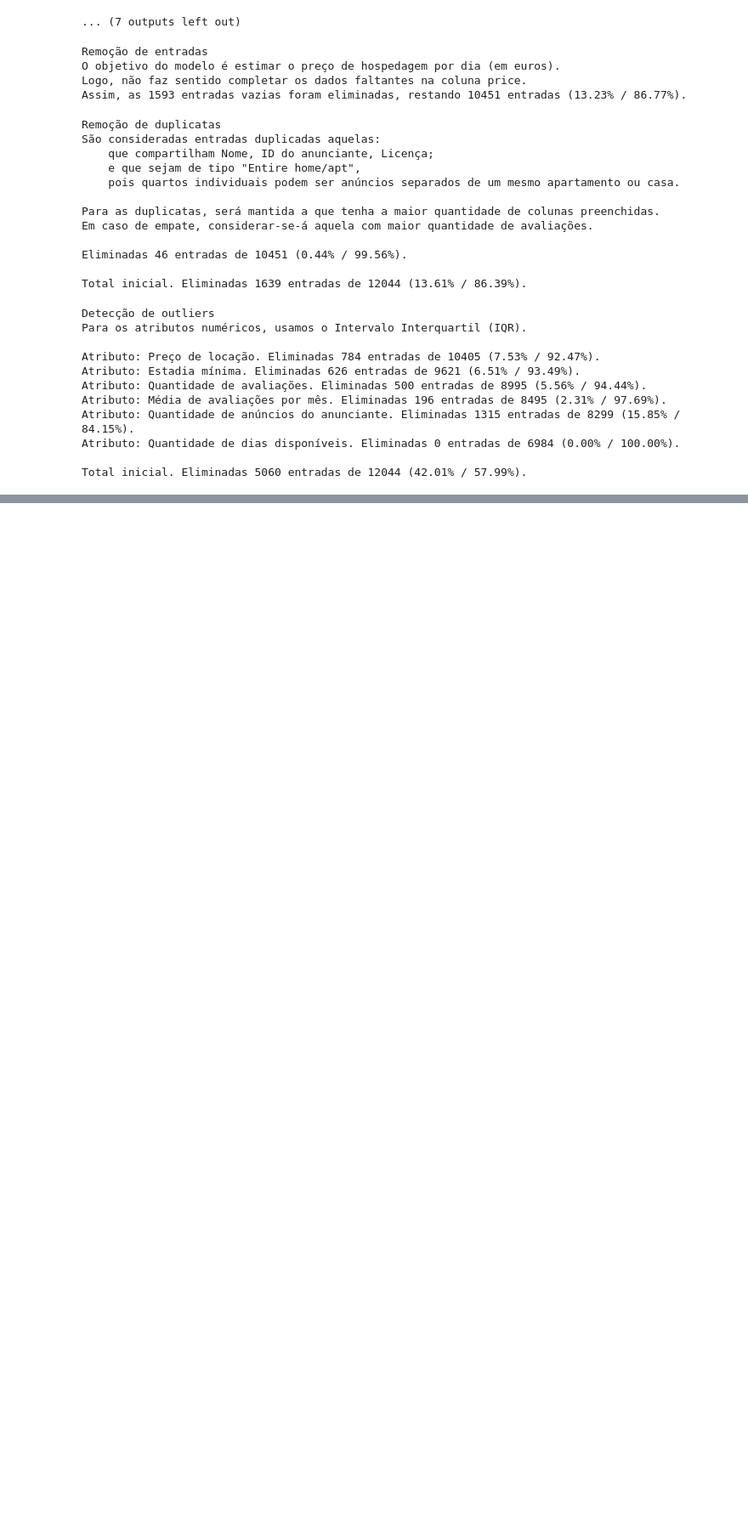
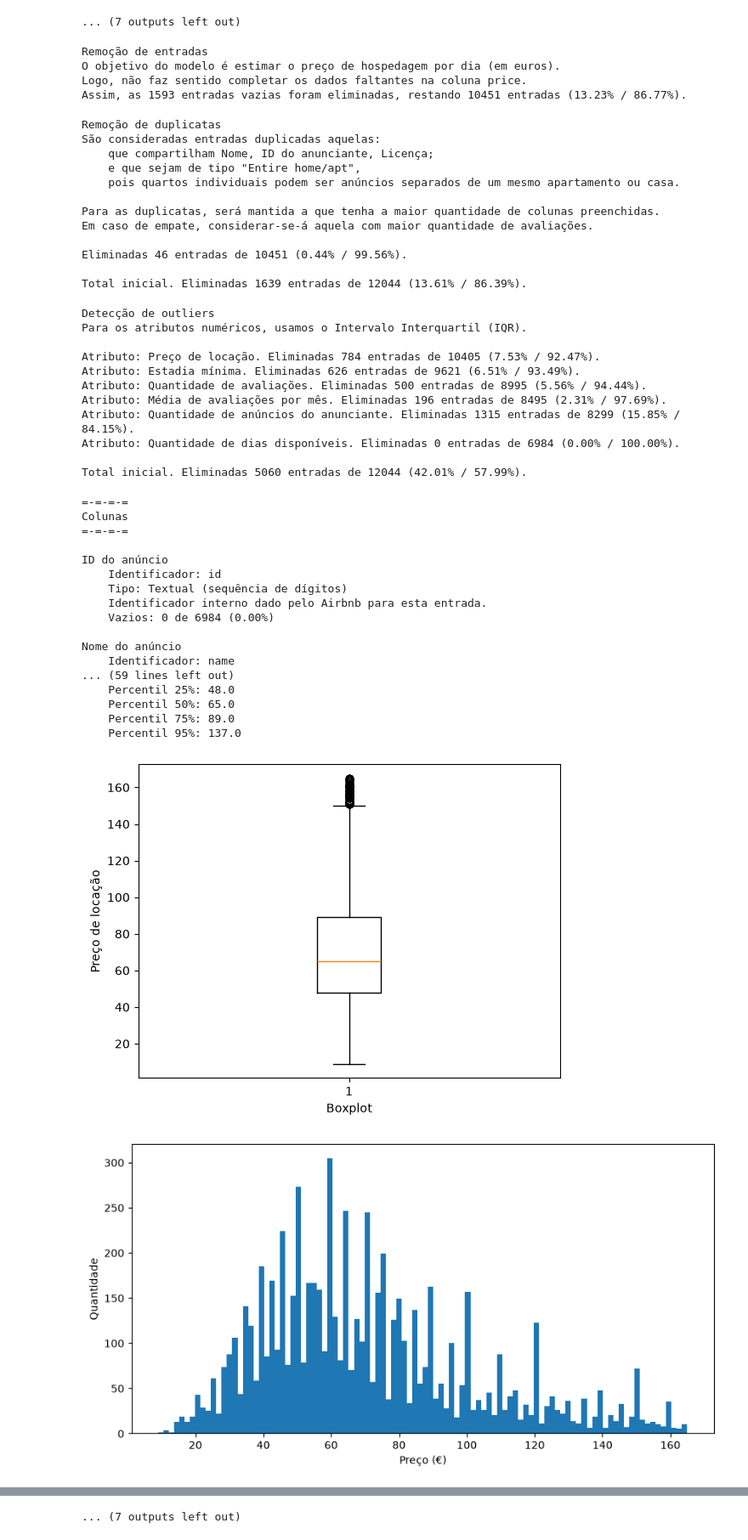
Before and after one commit to gabdumal/data_mining, a Jupyter notebook: assignment_2/main.ipynb, the cells around one changed output, grey strips where cells are left out. Shown at 85% size. Cells and saved outputs as stored; diff of their text form; code cells hidden in the pictures; blank space fills up the shorter version.

Commit message:
Display statistics about columns after treatment

```diff
--- a/assignment_2/main.ipynb
+++ b/assignment_2/main.ipynb
@@ -99,7 +98,7 @@ def column_description(
         plt.ylabel(name)
         plt.show()
 # %%
-def generate_histogram(series: pd.Series, label: str, bins: int = 500):
+def generate_histogram(series: pd.Series, label: str, bins: int | None = None):
     plt.figure(figsize=(10, 5))
     plt.ylabel("Quantidade")
     plt.xlabel(label)
@@ -571,7 +426,7 @@ print(
 Logo, não faz sentido completar os dados faltantes na coluna {open_bold}price{close_bold}.
 Assim, as {empty_amount_of_price} entradas vazias foram eliminadas, restando {open_bold}{not_empty_amount_of_price}{close_bold} entradas ({(empty_amount_of_price / total_amount_before_treatment):.2%} / {(not_empty_amount_of_price / total_amount_before_treatment):.2%}).""",
 )
-df = df.dropna(subset=["price"])
+df2 = df.dropna(subset=["price"])
 # %% [output]
 Remoção de entradas
 O objetivo do modelo é estimar o preço de hospedagem por dia (em euros).
@@ -674,34 +529,34 @@ def remove_outliers(data_frame: pd.DataFrame, column_name: str, attribute_name:
     return data_frame
 
 
-df = remove_outliers(
-    data_frame=df, column_name="price", attribute_name="Preço de locação"
+df4 = remove_outliers(
+    data_frame=df3, column_name="price", attribute_name="Preço de locação"
 )
-df = remove_outliers(
-    data_frame=df, column_name="minimum_nights", attribute_name="Estadia mínima"
+df4 = remove_outliers(
+    data_frame=df4, column_name="minimum_nights", attribute_name="Estadia mínima"
 )
-df = remove_outliers(
-    data_frame=df,
+df4 = remove_outliers(
+    data_frame=df4,
     column_name="number_of_reviews",
     attribute_name="Quantidade de avaliações",
 )
-df = remove_outliers(
-    data_frame=df,
+df4 = remove_outliers(
+    data_frame=df4,
     column_name="reviews_per_month",
     attribute_name="Média de avaliações por mês",
 )
-df = remove_outliers(
-    data_frame=df,
+df4 = remove_outliers(
+    data_frame=df4,
     column_name="calculated_host_listings_count",
     attribute_name="Quantidade de anúncios do anunciante",
 )
-df = remove_outliers(
-    data_frame=df,
+df4 = remove_outliers(
+    data_frame=df4,
     column_name="availability_365",
     attribute_name="Quantidade de dias disponíveis",
 )
 print()
-remaining_amount = df.id.size
+remaining_amount = df4.id.size
 
 print(f"{open_bold}Total inicial{close_bold}.", end=" ")
 print_statistics_about_removal(
@@ -719,3 +574,25 @@ Atributo: Quantidade de anúncios do anunciante. Eliminadas 1315 entradas de 829
 Atributo: Quantidade de dias disponíveis. Eliminadas 0 entradas de 6984 (0.00% / 100.00%).
 
 Total inicial. Eliminadas 5060 entradas de 12044 (42.01% / 57.99%).
+# %%
+describe_columns(data_frame=df4, bins=(100, 3, 100, 100, 35, 365))
+# %% [output]
+=-=-=-=
+Colunas
+=-=-=-=
+
+ID do anúncio
+    Identificador: id
+    Tipo: Textual (sequência de dígitos)
+    Identificador interno dado pelo Airbnb para esta entrada.
+    Vazios: 0 de 6984 (0.00%)
+
+Nome do anúncio
+    Identificador: name
+... (59 lines left out)
+    Percentil 25%: 48.0
+    Percentil 50%: 65.0
+    Percentil 75%: 89.0
+    Percentil 95%: 137.0
+[figure, added]
+[figure, added]
@@ -721,0 +650 @@ Total inicial. Eliminadas 5060 entradas de 12044 (42.01% / 57.99%).
+... (7 outputs left out)
```
Also changed, not shown: parts of 6 cells of this notebook, 2 other files.
